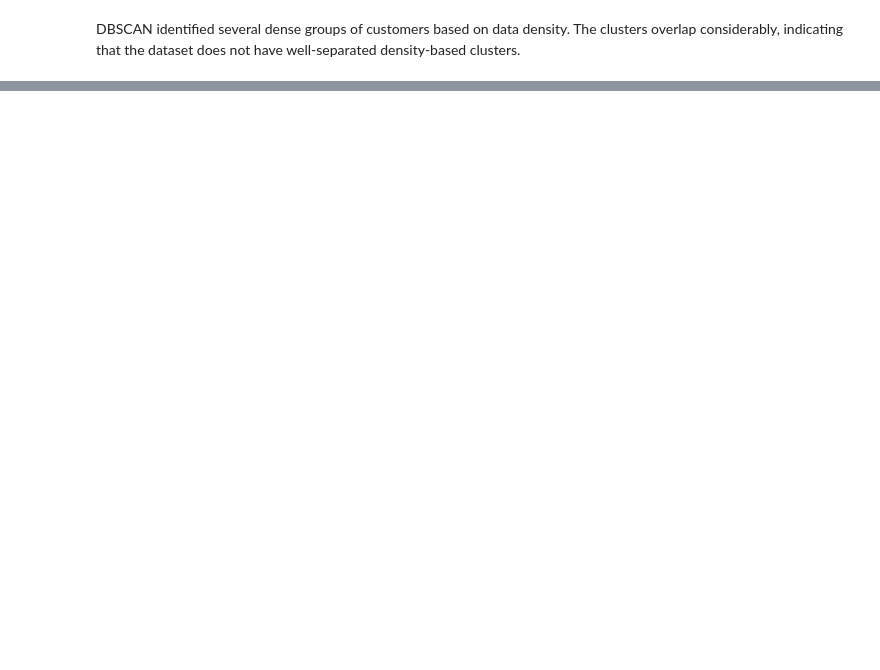
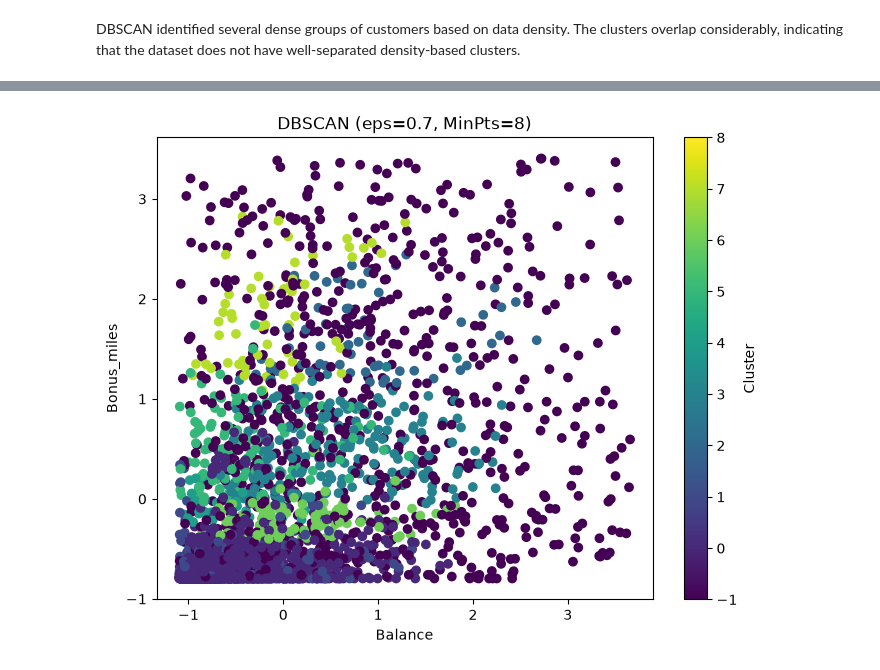
Before and after one commit to VideepThakur/Data-Science, a Jupyter notebook: 08/Assignment-8.ipynb, the cells around one changed output, grey strips where cells are left out. Cells and saved outputs as stored; diff of their text form; code cells hidden in the pictures; blank space fills up the shorter version.

```diff
--- a/08/Assignment-8.ipynb
+++ b/08/Assignment-8.ipynb
@@ -239,0 +290,18 @@ DBSCAN identified several dense groups of customers based on data density. The c
+# %%
+# Remove cluster label columns
+X = scaled.drop(columns=["KMeans", "Hierarchical", "DBSCAN"])
+
+# Apply DBSCAN
+dbscan = DBSCAN(eps=0.7, min_samples=8)
+labels = dbscan.fit_predict(X)
+
+# Plot using two features
+plt.figure(figsize=(8,6))
+plt.scatter(X["Balance"], X["Bonus_miles"], c=labels, cmap="viridis")
+plt.title("DBSCAN (eps=0.7, MinPts=8)")
+plt.xlabel("Balance")
+plt.ylabel("Bonus_miles")
+plt.colorbar(label="Cluster")
+plt.show()
+# %% [output]
+[figure, added]
```
Also changed, not shown: parts of 9 cells of this notebook.
